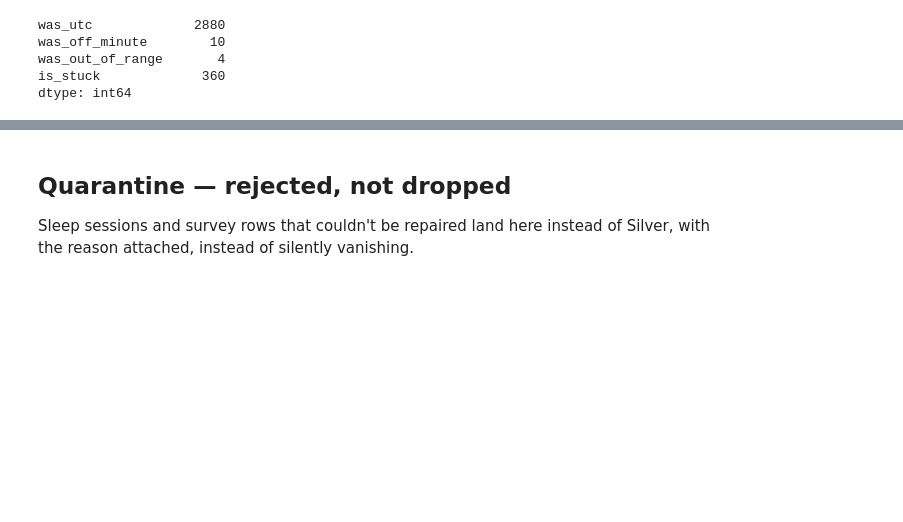
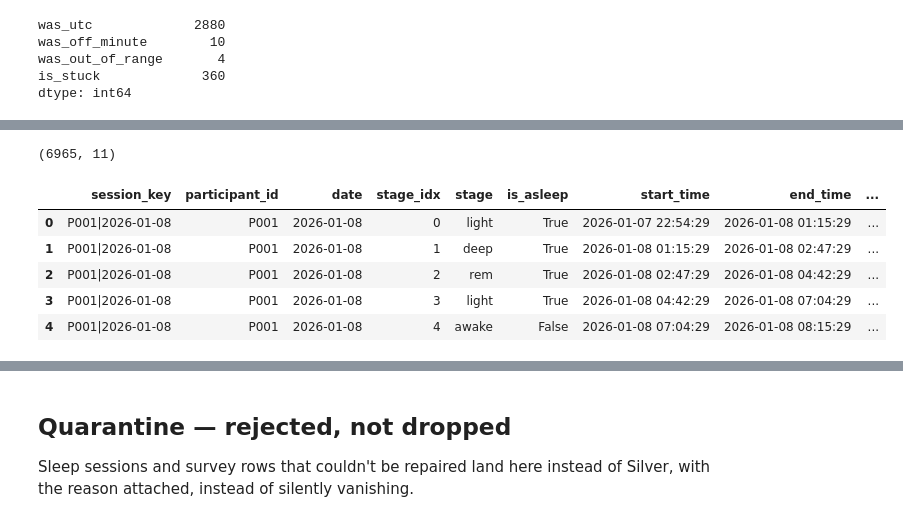
Before and after one commit to diegonaranjo94/loka_test, a Jupyter notebook: poc/notebooks/explore_lake.ipynb, the cells around one changed output, grey strips where cells are left out. Cells and saved outputs as stored; diff of their text form; code cells hidden in the pictures; blank space fills up the shorter version.

```diff
--- a/poc/notebooks/explore_lake.ipynb
+++ b/poc/notebooks/explore_lake.ipynb
@@ -76,0 +137,12 @@ dtype: int64
+# %%
+silver_sleep_stages = load_table(C.SILVER, "silver_sleep_stages")
+print(silver_sleep_stages.shape)
+silver_sleep_stages.head()
+# %% [output]
+(6965, 11)
+|  | session_key | participant_id | date | stage_idx | stage | is_asleep | start_time | end_time | ... |
+| 0 | P001|2026-01-08 | P001 | 2026-01-08 | 0 | light | True | 2026-01-07 22:54:29 | 2026-01-08 01:15:29 | ... |
+| 1 | P001|2026-01-08 | P001 | 2026-01-08 | 1 | deep | True | 2026-01-08 01:15:29 | 2026-01-08 02:47:29 | ... |
+| 2 | P001|2026-01-08 | P001 | 2026-01-08 | 2 | rem | True | 2026-01-08 02:47:29 | 2026-01-08 04:42:29 | ... |
+| 3 | P001|2026-01-08 | P001 | 2026-01-08 | 3 | light | True | 2026-01-08 04:42:29 | 2026-01-08 07:04:29 | ... |
+| 4 | P001|2026-01-08 | P001 | 2026-01-08 | 4 | awake | False | 2026-01-08 07:04:29 | 2026-01-08 08:15:29 | ... |
```
Also changed, not shown: parts of 13 cells of this notebook, 5 other files.
